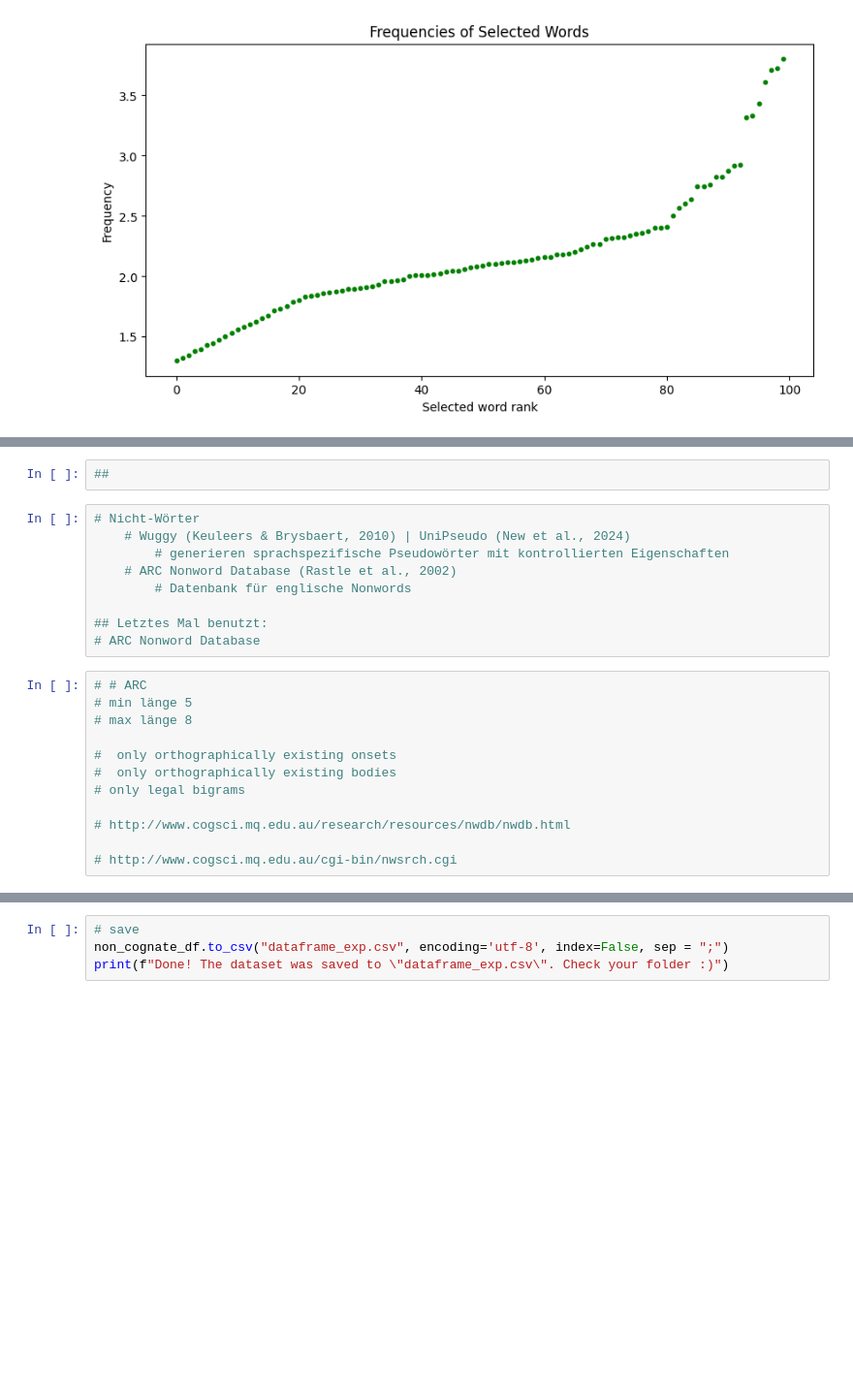
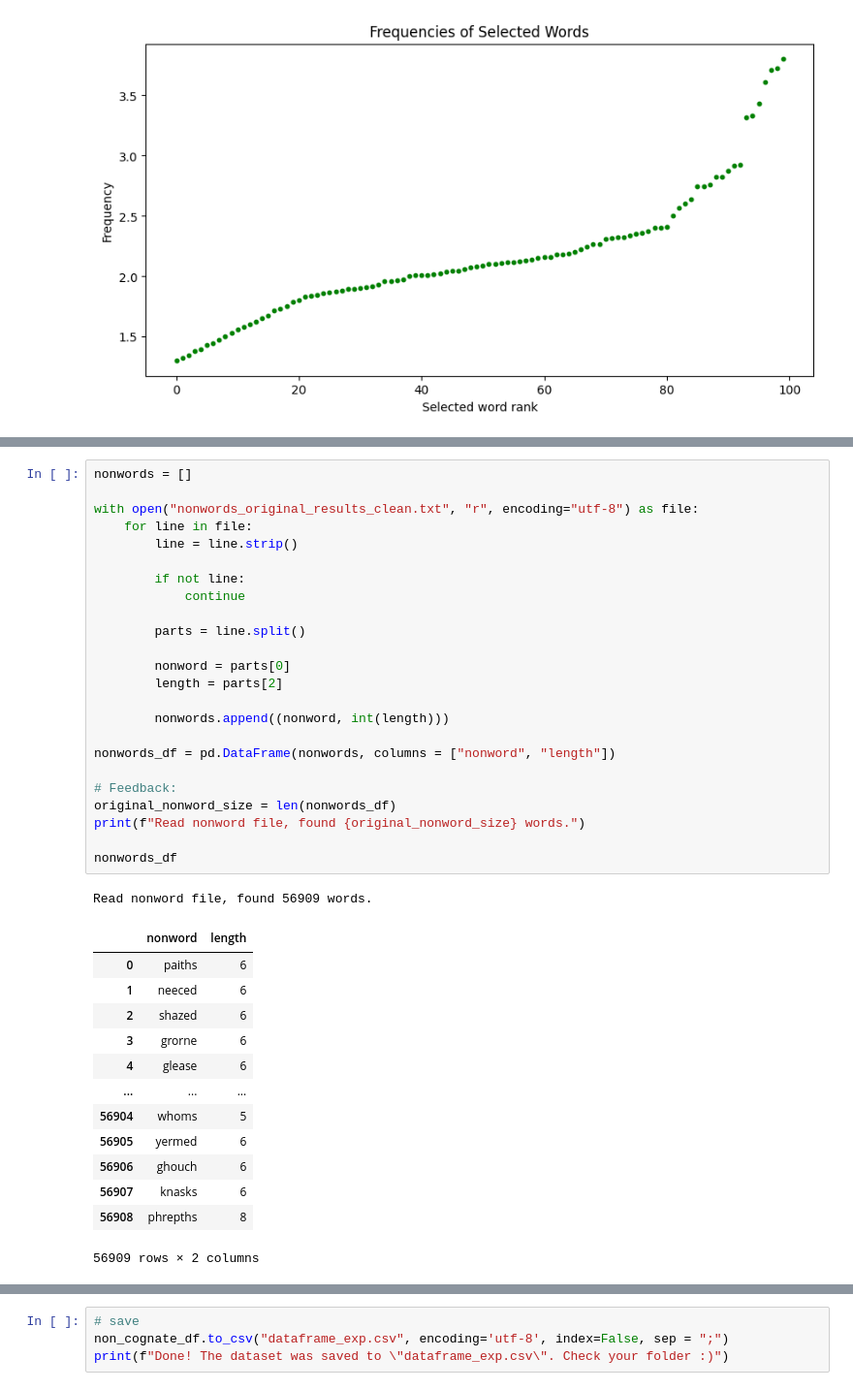
Before and after one commit to jasminorth/lang_emot_cognition, a Jupyter notebook: Dataset/dataset_creation.ipynb, the cells around one changed output, grey strips where cells are left out. Shown at 97% size. Cells and saved outputs as stored; diff of their text form; blank space fills up the shorter version.

```diff
--- a/Dataset/dataset_creation.ipynb
+++ b/Dataset/dataset_creation.ipynb
@@ -862,23 +861,39 @@ randomly sample exactly that many.
-# %%
-##
-# %%
-# Nicht-Wörter
-    # Wuggy (Keuleers & Brysbaert, 2010) | UniPseudo (New et al., 2024)
-        # generieren sprachspezifische Pseudowörter mit kontrollierten Eigenschaften
-    # ARC Nonword Database (Rastle et al., 2002)
-        # Datenbank für englische Nonwords
-
-## Letztes Mal benutzt:
-# ARC Nonword Database
-# %%
-# # ARC
-# min länge 5
-# max länge 8
-
-#  only orthographically existing onsets
-#  only orthographically existing bodies
-# only legal bigrams
-
-# http://www.cogsci.mq.edu.au/research/resources/nwdb/nwdb.html
-
-# http://www.cogsci.mq.edu.au/cgi-bin/nwsrch.cgi
+# %%
+nonwords = []
+
+with open("nonwords_original_results_clean.txt", "r", encoding="utf-8") as file:
+    for line in file:
+        line = line.strip()
+
+        if not line:
+            continue
+
+        parts = line.split()
+
+        nonword = parts[0]
+        length = parts[2]
+
+        nonwords.append((nonword, int(length)))
+
+nonwords_df = pd.DataFrame(nonwords, columns = ["nonword", "length"])
+
+# Feedback:
+original_nonword_size = len(nonwords_df)
+print(f"Read nonword file, found {original_nonword_size} words.")
+
+nonwords_df
+# %% [output]
+Read nonword file, found 56909 words.
+|  | nonword | length |
+| 0 | paiths | 6 |
+| 1 | neeced | 6 |
+| 2 | shazed | 6 |
+| 3 | grorne | 6 |
+| 4 | glease | 6 |
+| ... | ... | ... |
+| 56904 | whoms | 5 |
+| 56905 | yermed | 6 |
+| 56906 | ghouch | 6 |
+| 56907 | knasks | 6 |
+| 56908 | phrepths | 8 |
+56909 rows × 2 columns
```
Also changed, not shown: parts of 14 cells of this notebook, 3 other files.
